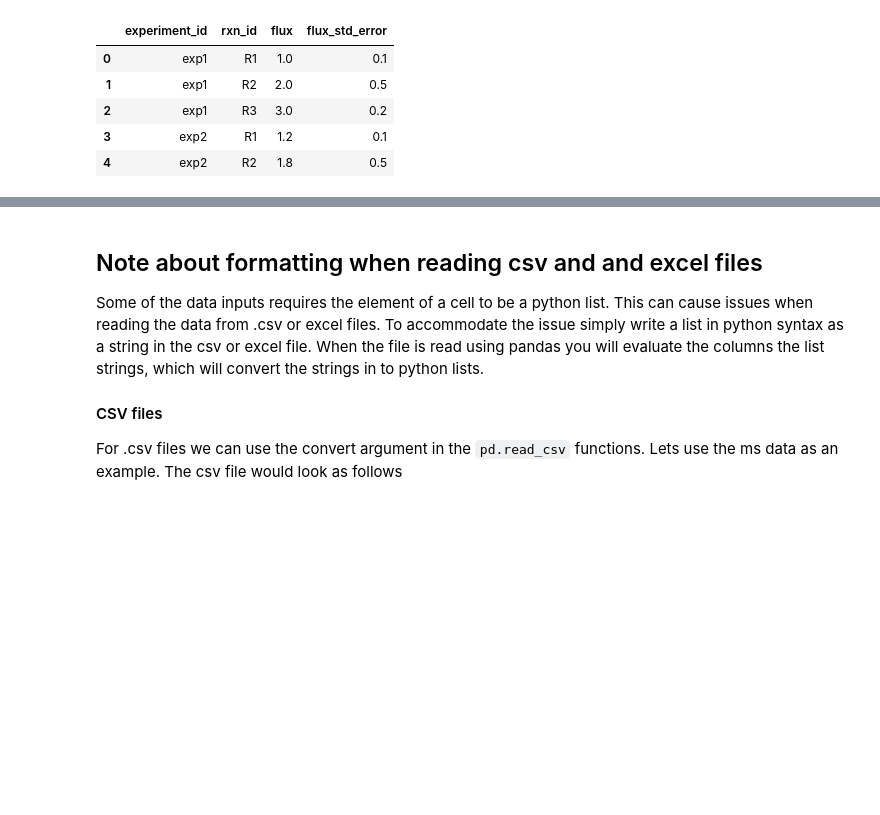
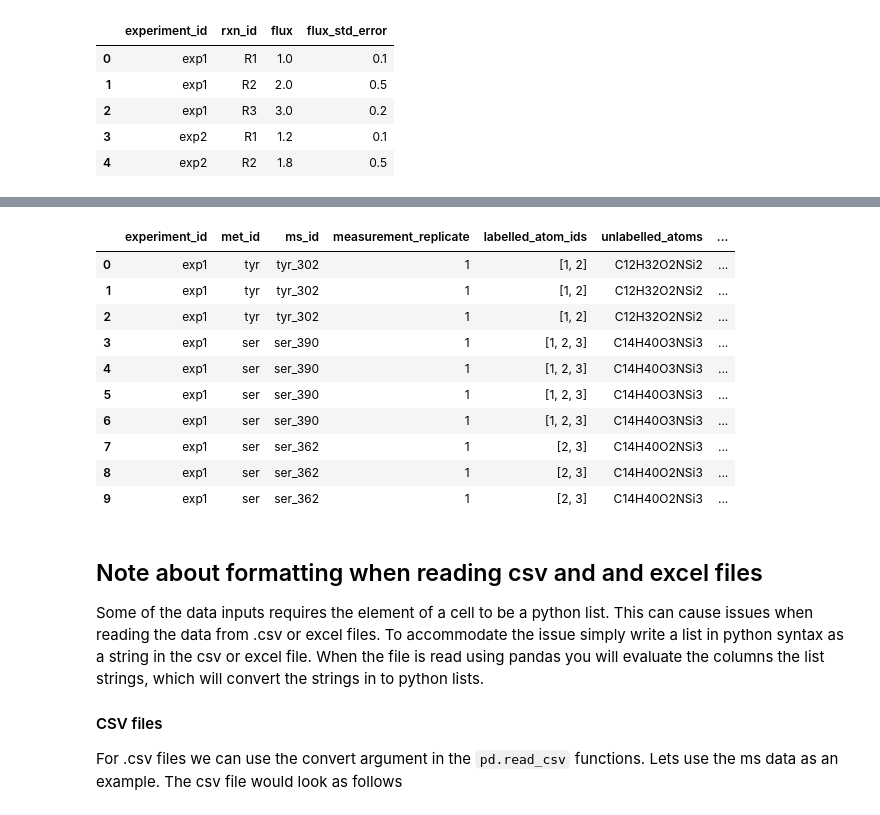
Before and after one commit to biosustain/incawrapper, a Jupyter notebook: docs/examples/MFA_input_data.ipynb, the cells around one changed output, grey strips where cells are left out. Cells and saved outputs as stored; diff of their text form; code cells hidden in the pictures; blank space fills up the shorter version.

```diff
--- a/docs/examples/MFA_input_data.ipynb
+++ b/docs/examples/MFA_input_data.ipynb
@@ -166,3 +165,33 @@ ms_measurements_example.head()
+# %%
+import numpy as np
+n_isotopes = [3, 4, 3]
+ms_measurements_example = pd.DataFrame(
+    {
+        "experiment_id": np.repeat(["exp1"], sum(n_isotopes)),
+        "met_id": np.repeat(["tyr", "ser", "ser"], n_isotopes),
+        "ms_id": np.repeat(["tyr_302", "ser_390", "ser_362"], n_isotopes),
+        "measurement_replicate": np.repeat([1], sum(n_isotopes)),
+        "labelled_atom_ids": np.repeat(np.array([[1,2], [1,2,3], [2,3]], dtype=object), n_isotopes),
+        "unlabelled_atoms": np.repeat(["C12H32O2NSi2", "C14H40O3NSi3", "C14H40O2NSi3"], n_isotopes),
+        "mass_isotope": [0, 1, 2, 0, 1, 2, 3, 0, 1, 2],
+        "intensity": [0.1, 0.2, 0.4, 0.2, 0.0001, 0.003, 0.3, 0.4, 0.1, 0.5],
+        "intensity_std_error": [0.01, 0.02, 0.04, 0.02, 0.0001, 0.003, 0.03, 0.04, 0.01, 0.05],
+        "time": np.repeat([0], sum(n_isotopes)),
+    }
+)
+ms_measurements_example
+# %% [output]
+|  | experiment_id | met_id | ms_id | measurement_replicate | labelled_atom_ids | unlabelled_atoms | ... |
+| 0 | exp1 | tyr | tyr_302 | 1 | [1, 2] | C12H32O2NSi2 | ... |
+| 1 | exp1 | tyr | tyr_302 | 1 | [1, 2] | C12H32O2NSi2 | ... |
+| 2 | exp1 | tyr | tyr_302 | 1 | [1, 2] | C12H32O2NSi2 | ... |
+| 3 | exp1 | ser | ser_390 | 1 | [1, 2, 3] | C14H40O3NSi3 | ... |
+| 4 | exp1 | ser | ser_390 | 1 | [1, 2, 3] | C14H40O3NSi3 | ... |
+| 5 | exp1 | ser | ser_390 | 1 | [1, 2, 3] | C14H40O3NSi3 | ... |
+| 6 | exp1 | ser | ser_390 | 1 | [1, 2, 3] | C14H40O3NSi3 | ... |
+| 7 | exp1 | ser | ser_362 | 1 | [2, 3] | C14H40O2NSi3 | ... |
+| 8 | exp1 | ser | ser_362 | 1 | [2, 3] | C14H40O2NSi3 | ... |
+| 9 | exp1 | ser | ser_362 | 1 | [2, 3] | C14H40O2NSi3 | ... |
 # %% [markdown]
 ## Note about formatting when reading csv and and excel files
 Some of the data inputs requires the element of a cell to be a python list. This can cause issues when reading the data from .csv or excel files. To accommodate the issue simply write a list in python syntax as a string in the csv or excel file. When the file is read using pandas you will evaluate the columns the list strings, which will convert the strings in to python lists.
```
Also changed, not shown: parts of 21 cells of this notebook, 4 other files.
